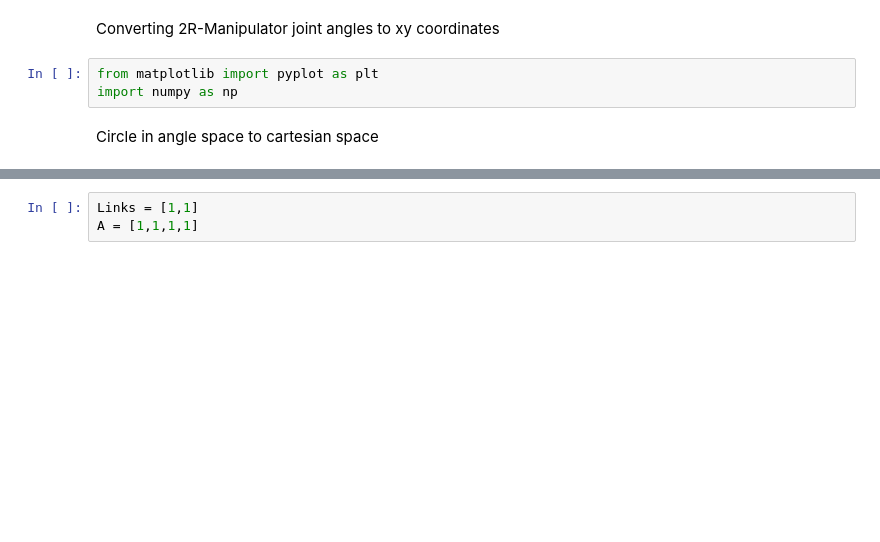
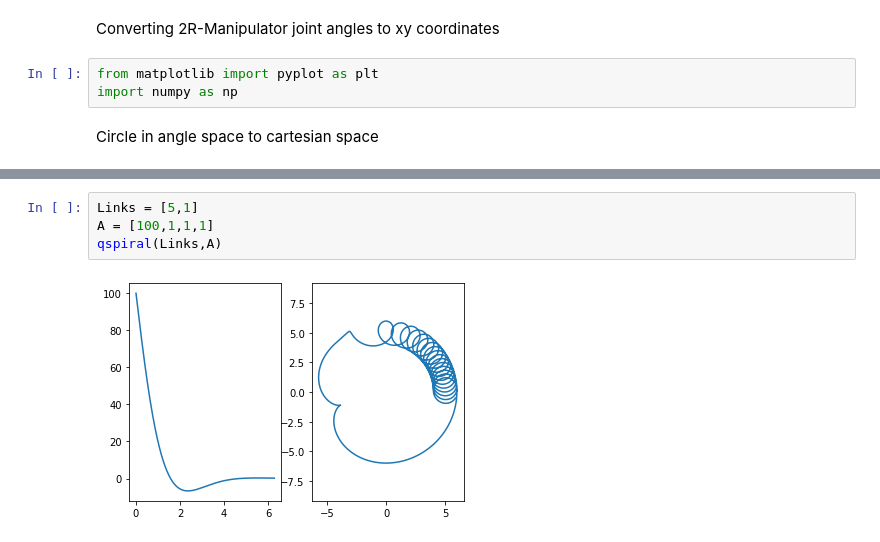
Before and after one commit to Tsmorz/cs5335, a Jupyter notebook: Personal/q2cart.ipynb, the cells around one changed output, grey strips where cells are left out. Drawn from its saved outputs; the diff is of its cells as text; blank space fills up the shorter version.

```diff
--- a/Personal/q2cart.ipynb
+++ b/Personal/q2cart.ipynb
@@ -80,3 +99,6 @@ qsin(Links,A)
 # %%
-Links = [1,1]
-A = [1,1,1,1]
+Links = [5,1]
+A = [100,1,1,1]
+qspiral(Links,A)
+# %% [output]
+[figure, added]
```
Also changed, not shown: parts of 5 cells of this notebook, 7 other files.
